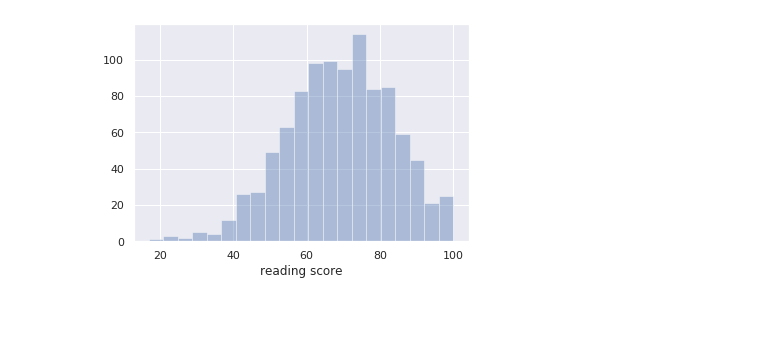
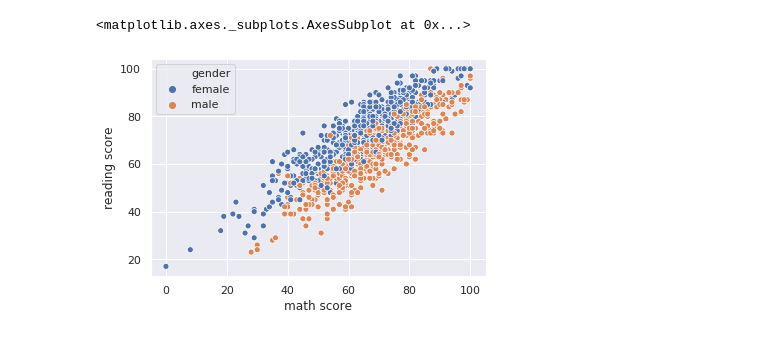
Before and after one commit to tastiz/story_scape.html, a Jupyter notebook: visualizations1.ipynb, the cells around one changed output. Drawn from its saved outputs; the diff is of its cells as text; code cells hidden in the pictures.

```diff
--- a/visualizations1.ipynb
+++ b/visualizations1.ipynb
@@ -12,32 +12,41 @@ sns.set()
 import warnings
 warnings.filterwarnings("ignore")
 
 postgres_user = 'dabc_student'
 postgres_pw = '7*.8G9QH21'
 postgres_host = '142.93.121.174'
 postgres_port = '5432'
 postgres_db = 'studentsperformance'
 
 engine = create_engine('postgresql://{}:{}@{}:{}/{}'.format(
     postgres_user, postgres_pw, postgres_host, postgres_port, postgres_db))
 
 #creat the desired database
 students_df = pd.read_sql_table('studentsperformance', con=engine)
 
 engine.dispose()
 #rough schema of the table
 #students_df.info()
 
 #produces the relative stastics of specific columns
 #students_df[['math score', 'writing score', 'reading score']].describe()
 
 #histogram of the math scores
 #ax = sns.distplot(students_df['math score'])
 
 #histogram with an altered bin size
 #ax = sns.distplot(students_df['writing score'], bins=20)
 
 #histogram with no line of best fit
-ax = sns.distplot(students_df['reading score'], kde=False)
+#ax = sns.distplot(students_df['reading score'], kde=False)
+
+#creates a scatter plot from desired data placed into
+#the x or y access, coming from a specific data set
+#sns.scatterplot(x="math score", y="reading score", data=students_df)
+
+#using another columns data, the hue assignment can differentiate
+#between populations
+sns.scatterplot(x="math score", y="reading score", hue="gender", data = students_df)
 # %% [output]
+<matplotlib.axes._subplots.AxesSubplot at 0x...>
-[figure, old version]
+[figure, new version]
```
